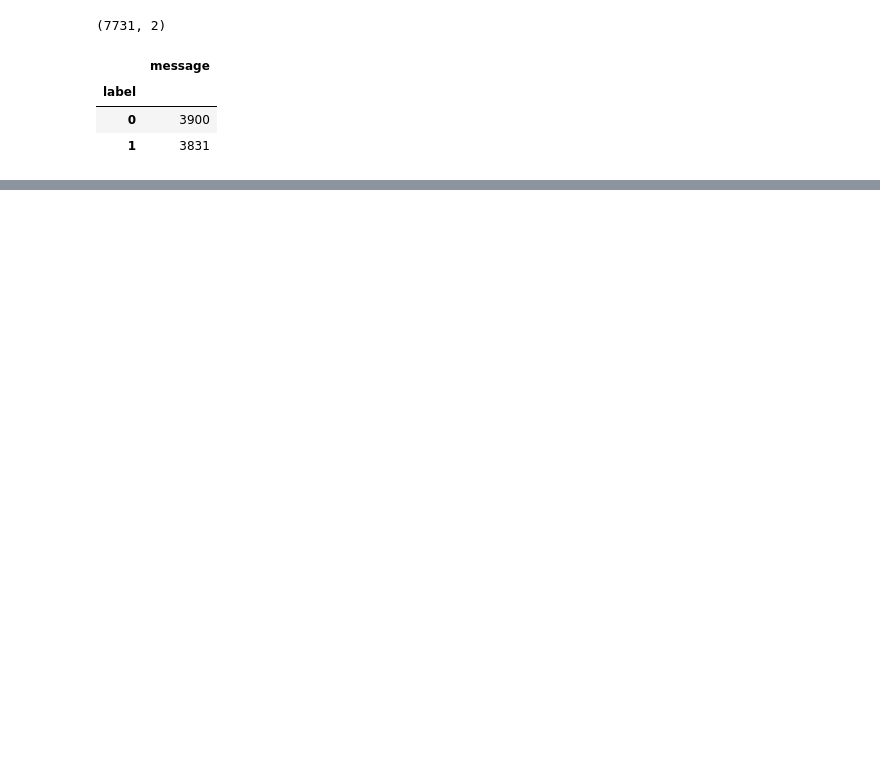
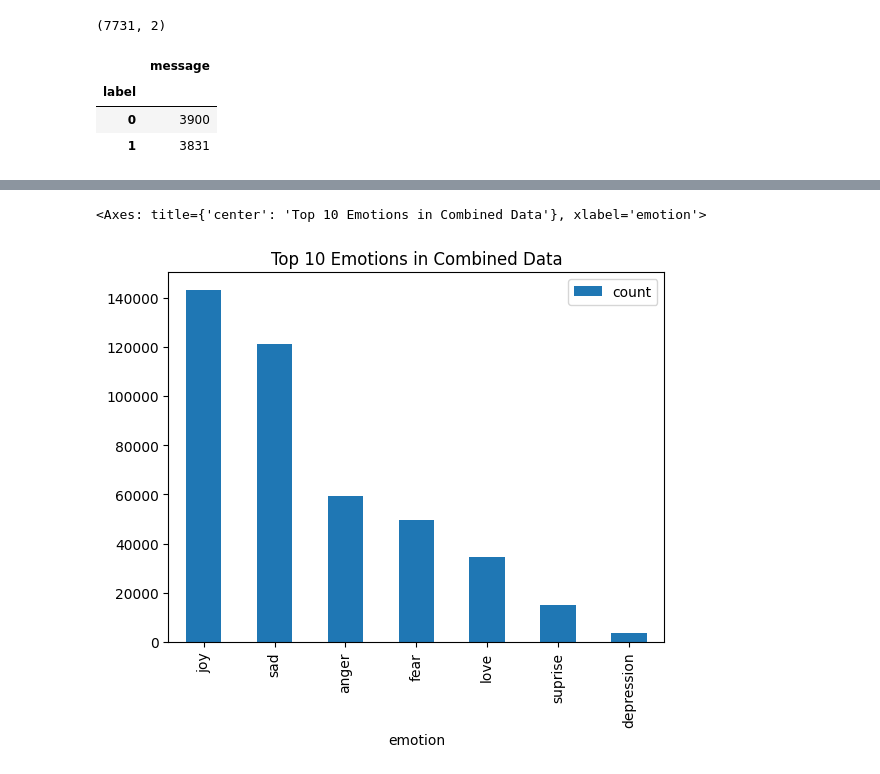
Before and after one commit to HyoAkira/sessionflow, a Jupyter notebook: pythonserver/ml-training/depression/test.ipynb, the cells around one changed output, grey strips where cells are left out. Saved outputs shown, nothing was run; the diff lists cells and outputs as text; code cells hidden in the pictures; blank space fills up the shorter version.

```diff
--- a/pythonserver/ml-training/depression/test.ipynb
+++ b/pythonserver/ml-training/depression/test.ipynb
@@ -104,0 +98,5 @@ df_only_depression.to_csv('depression_only.csv', index=False)
+# %%
+df_only_depression = df[df["label"] == 1].copy()
+df_only_depression = df_only_depression.rename(columns={'message': 'sentence', 'label': 'emotion'})
+df_only_depression["emotion"] = "depression"
+df_only_depression
@@ -104,0 +117,7 @@ df_only_depression.to_csv('depression_only.csv', index=False)
+# %%
+combined_emotion = pd.read_csv("combined_emotion.csv")
+merged_df = pd.concat([combined_emotion, df_only_depression], ignore_index = True)
+merged_df.groupby('emotion').size().reset_index(name='count').sort_values(by='count', ascending=False).head(10).plot(kind='bar', x='emotion', y='count', title='Top 10 Emotions in Combined Data')
+# %% [output]
+<Axes: title={'center': 'Top 10 Emotions in Combined Data'}, xlabel='emotion'>
+[figure, added]
```
Also changed, not shown: parts of 13 cells of this notebook, 7 other files.
